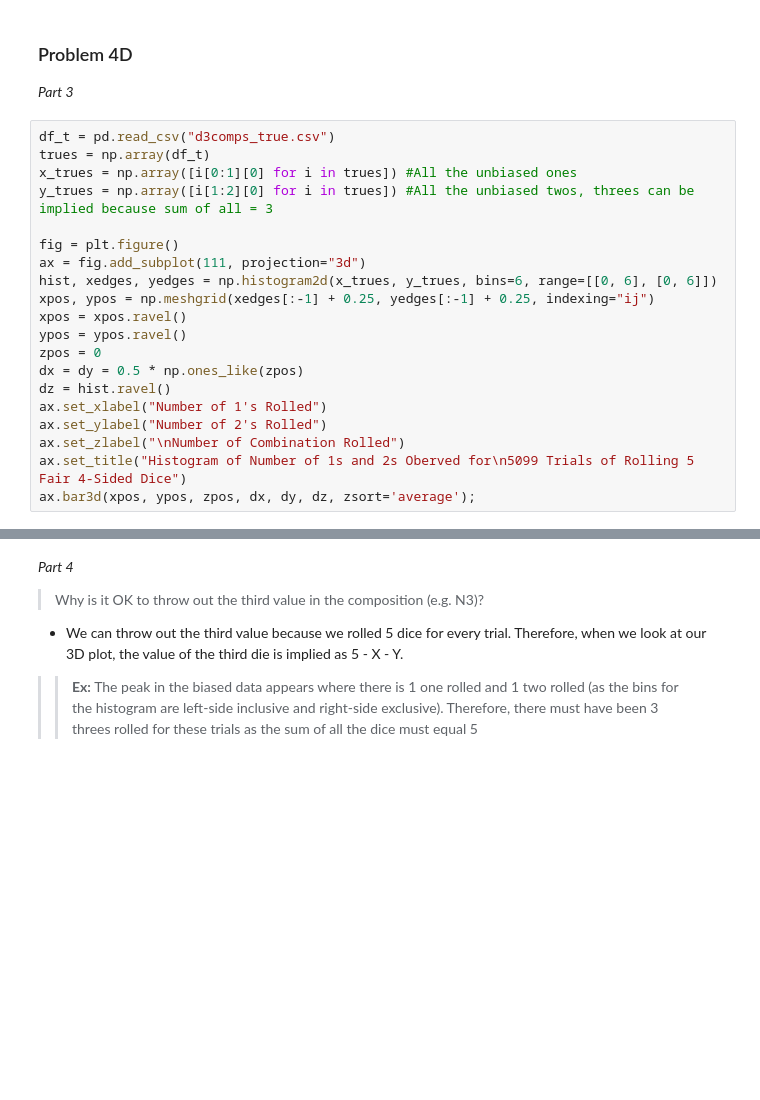
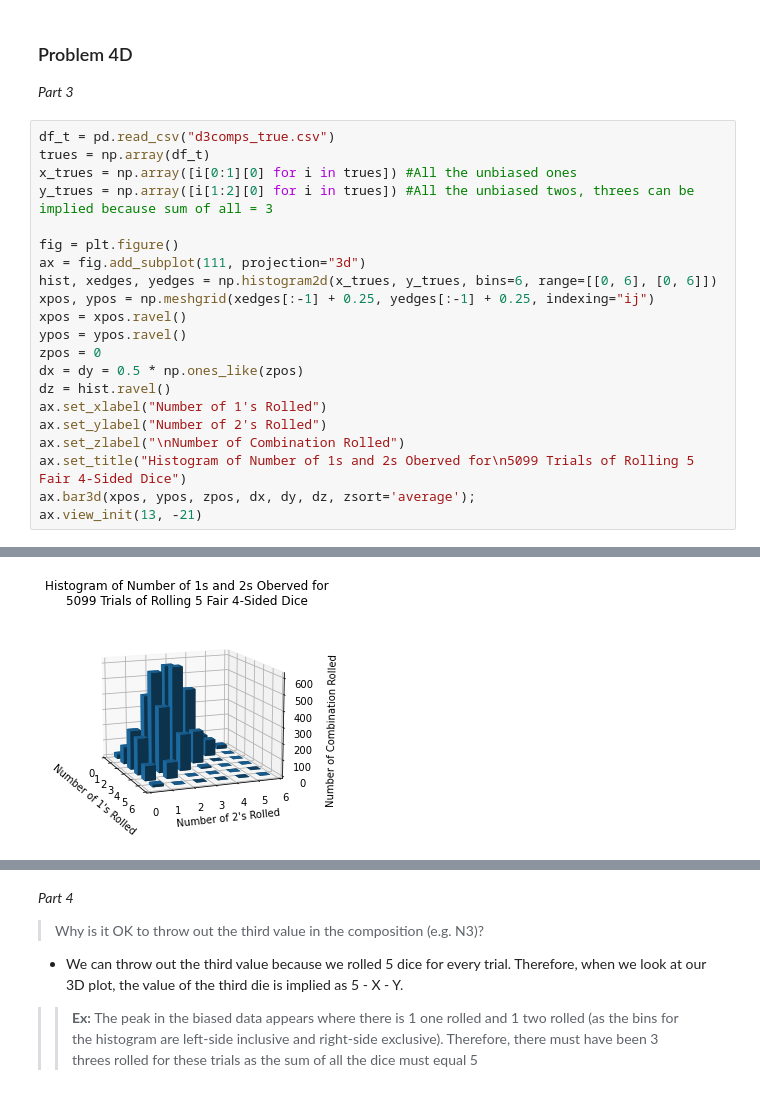
Before and after one commit to benf549/PChem-Problem-Sets, a Jupyter notebook: Problem Set 4/Problem Set 4.ipynb, the cells around one changed output, grey strips where cells are left out. Drawn from its saved outputs; the diff is of its cells as text; blank space fills up the shorter version.

```diff
--- a/Problem Set 4/Problem Set 4.ipynb
+++ b/Problem Set 4/Problem Set 4.ipynb
@@ -264,4 +264,5 @@ ax.set_ylabel("Number of 2's Rolled")
 ax.set_zlabel("\nNumber of Combination Rolled")
 ax.set_title("Histogram of Number of 1s and 2s Oberved for\n5099 Trials of Rolling 5 Fair 4-Sided Dice")
 ax.bar3d(xpos, ypos, zpos, dx, dy, dz, zsort='average');
+ax.view_init(13, -21)
 # %% [output]
@@ -270,3 +269,4 @@ ax.bar3d(xpos, ypos, zpos, dx, dy, dz, zsort='average');
+[figure, added]
 # %%
 df_b = pd.read_csv("d3comps_biased.csv")
 biased = np.array(df_b)
```
Also changed, not shown: parts of 7 cells of this notebook, 7 other files.
